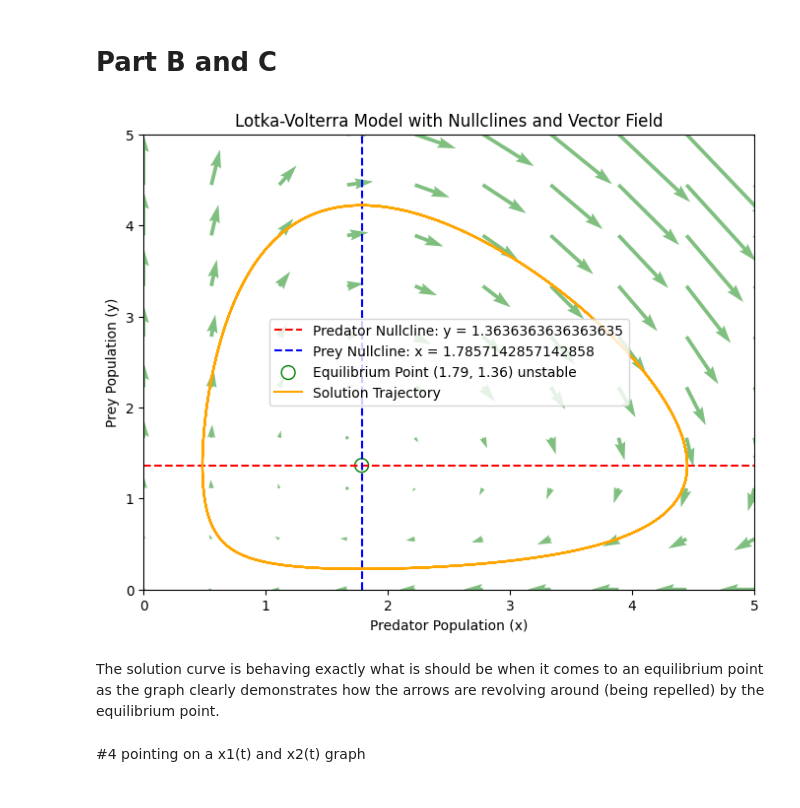
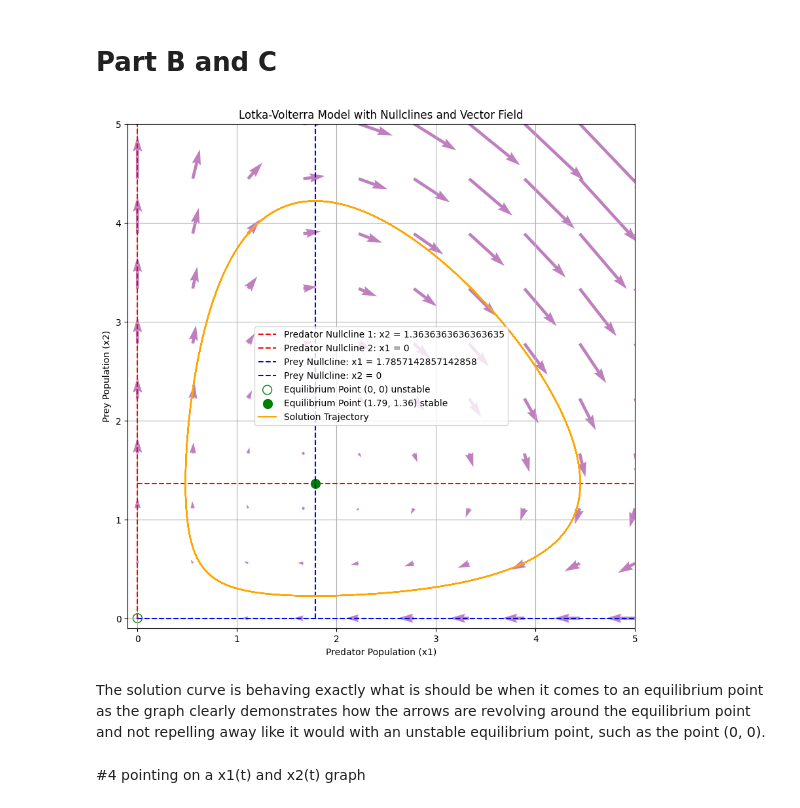
Before and after one commit to MrAnish123/Differential-Equations-Project-1, a Jupyter notebook: SetB.ipynb, the cells around one changed output. Cells and saved outputs as stored; diff of their text form; code cells hidden in the pictures.

```diff
--- a/SetB.ipynb
+++ b/SetB.ipynb
@@ -74,49 +74,55 @@ X, Y = np.meshgrid(x_range, y_range)
 DX, DY = lotka_volterra([X, Y], 0)
 
 # Plot the vector field
-plt.figure(figsize=(8, 6))
-plt.quiver(X, Y, DX, DY, color='green', alpha=0.5)
+plt.figure(figsize=(10, 10))
+plt.quiver(X, Y, DX, DY, color='purple', alpha=0.5)
 
 # Plot the nullclines
 # Predator nullcline: y = alpha / beta
 y_nullcline = alpha / beta  # y = alpha / beta
-plt.plot(x_range, np.ones_like(x_range) * y_nullcline, 'r--', label=f'Predator Nullcline: y = {alpha/beta}')
+plt.plot(x_range, np.ones_like(x_range) * y_nullcline, 'r--', label=f'Predator Nullcline 1: x2 = {alpha/beta}')
+plt.plot(np.zeros_like(y_range), y_range, 'r--', label='Predator Nullcline 2: x1 = 0')
+
 
 # prey nullcline: x = gamma / delta
 x_nullcline = gamma / delta  # x = gamma / delta
-plt.plot(np.ones_like(y_range) * x_nullcline, y_range, 'b--', label=f'Prey Nullcline: x = {gamma/delta}')
+plt.plot(np.ones_like(y_range) * x_nullcline, y_range, 'b--', label=f'Prey Nullcline: x1 = {gamma/delta}')
+plt.plot(x_range, np.zeros_like(x_range), 'b--', label='Prey Nullcline: x2 = 0')
 
 
 eq_x = gamma / delta  # x = gamma / delta
 eq_y = alpha / beta   # y = alpha / beta
 
 # Plot the equilibrium point (where x = gamma/delta and y = alpha/beta)
-plt.scatter(eq_x, eq_y, color='green', facecolors = 'none',s=100, label=f'Equilibrium Point ({eq_x:.2f}, {eq_y:.2f}) unstable')
+plt.scatter(0, 0, color='green', s=100, facecolors='none', label='Equilibrium Point (0, 0) unstable')
+plt.scatter(eq_x, eq_y, color='green', s=100, label=f'Equilibrium Point ({eq_x:.2f}, {eq_y:.2f}) stable')
 
 # Solve the system with initial conditions using odeint
 initial_conditions = [0.5, 1.0]  # initial populations of predator and prey
 time = np.linspace(0, 20, 2000)  # time range for the solution, h=20/0.01
 
 # Solve the ODEs
 solution = odeint(lotka_volterra, initial_conditions, time)
 
 # Plot the solution trajectory
 plt.plot(solution[:, 0], solution[:, 1], color='orange', label='Solution Trajectory')
 
 # Labels and title
-plt.xlabel('Predator Population (x)')
-plt.ylabel('Prey Population (y)')
+plt.xlabel('Predator Population (x1)')
+plt.ylabel('Prey Population (x2)')
 plt.title('Lotka-Volterra Model with Nullclines and Vector Field')
-plt.xlim(0, 5)  # Set x-axis range from 0 to 5
-plt.ylim(0, 5)  # Set y-axis range from 0 to 5
+plt.xlim(-0.1, 5)  # Set x-axis range from 0 to 5
+plt.ylim(-0.1, 5)  # Set y-axis range from 0 to 5
 plt.legend()
+
+plt.grid()
 
 # Display the plot
 plt.show()
 # %% [output]
-[figure, old version]
+[figure, new version]
 # %% [markdown]
-The solution curve is behaving exactly what is should be when it comes to an equilibrium point as the graph clearly demonstrates how the arrows are revolving around (being repelled) by the equilibrium point.
+The solution curve is behaving exactly what is should be when it comes to an equilibrium point as the graph clearly demonstrates how the arrows are revolving around the equilibrium point and not repelling away like it would with an unstable equilibrium point, such as the point (0, 0).
 # %% [markdown]
 #4 pointing on a x1(t) and x2(t) graph
 # %%
```
Also changed, not shown: parts of 2 cells of this notebook, 2 other files.
